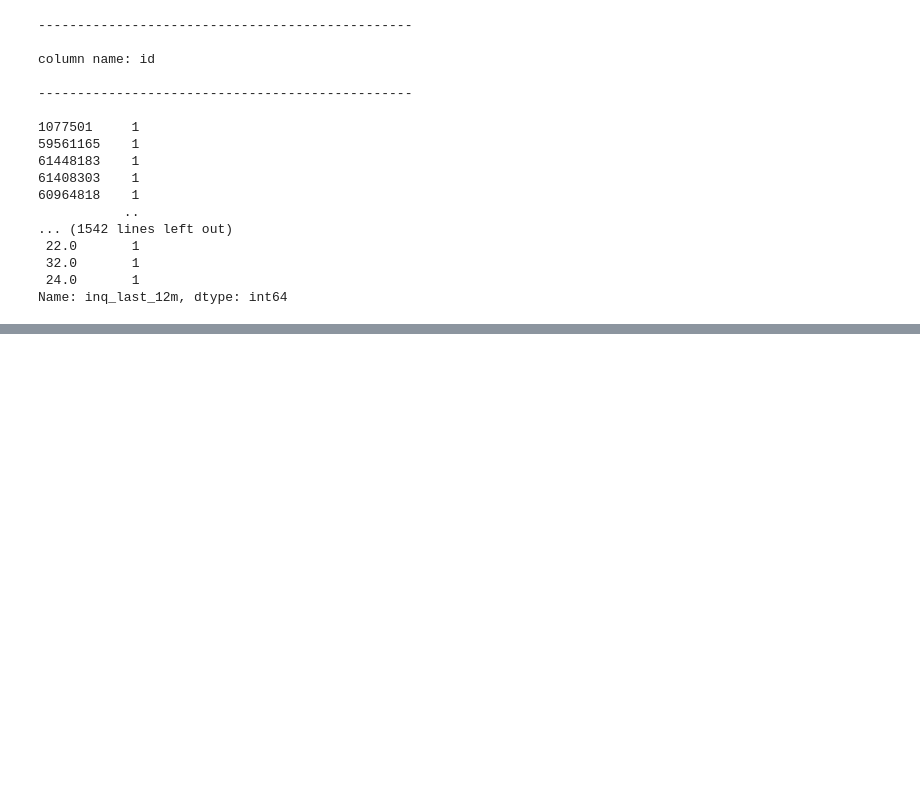
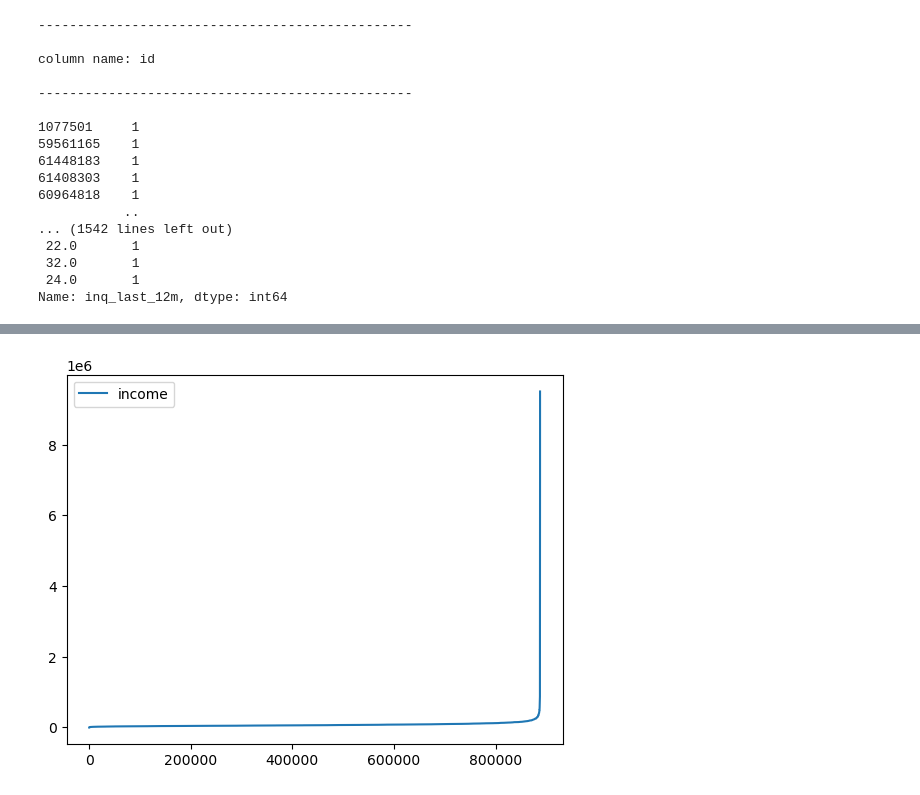
Before and after one commit to jhpro0223/Final_Project_8, a Jupyter notebook: Notebooks/data_exporation.ipynb, the cells around one changed output, grey strips where cells are left out. Cells and saved outputs as stored; diff of their text form; code cells hidden in the pictures; blank space fills up the shorter version.

Commit message:
Continued data exploration in loan amounts

```diff
--- a/Notebooks/data_exporation.ipynb
+++ b/Notebooks/data_exporation.ipynb
@@ -196,3 +200,10 @@ column name: id
  32.0       1
  24.0       1
 Name: inq_last_12m, dtype: int64
+# %%
+income = df['annual_inc']
+
+income = income.dropna()
+# %%
+income = income.sort_values()
+income
@@ -198,0 +223,3 @@ Name: inq_last_12m, dtype: int64
+# %%
+income = income.reset_index(drop=True)
+income
@@ -198,0 +239,7 @@ Name: inq_last_12m, dtype: int64
+# %%
+yticks = range(0, 1000001, 50000)
+
+income_df = pd.DataFrame({'income' : income})
+ax = income_df.plot.line()
+# %% [output]
+[figure, added]
```
Also changed, not shown: parts of 17 cells of this notebook.
